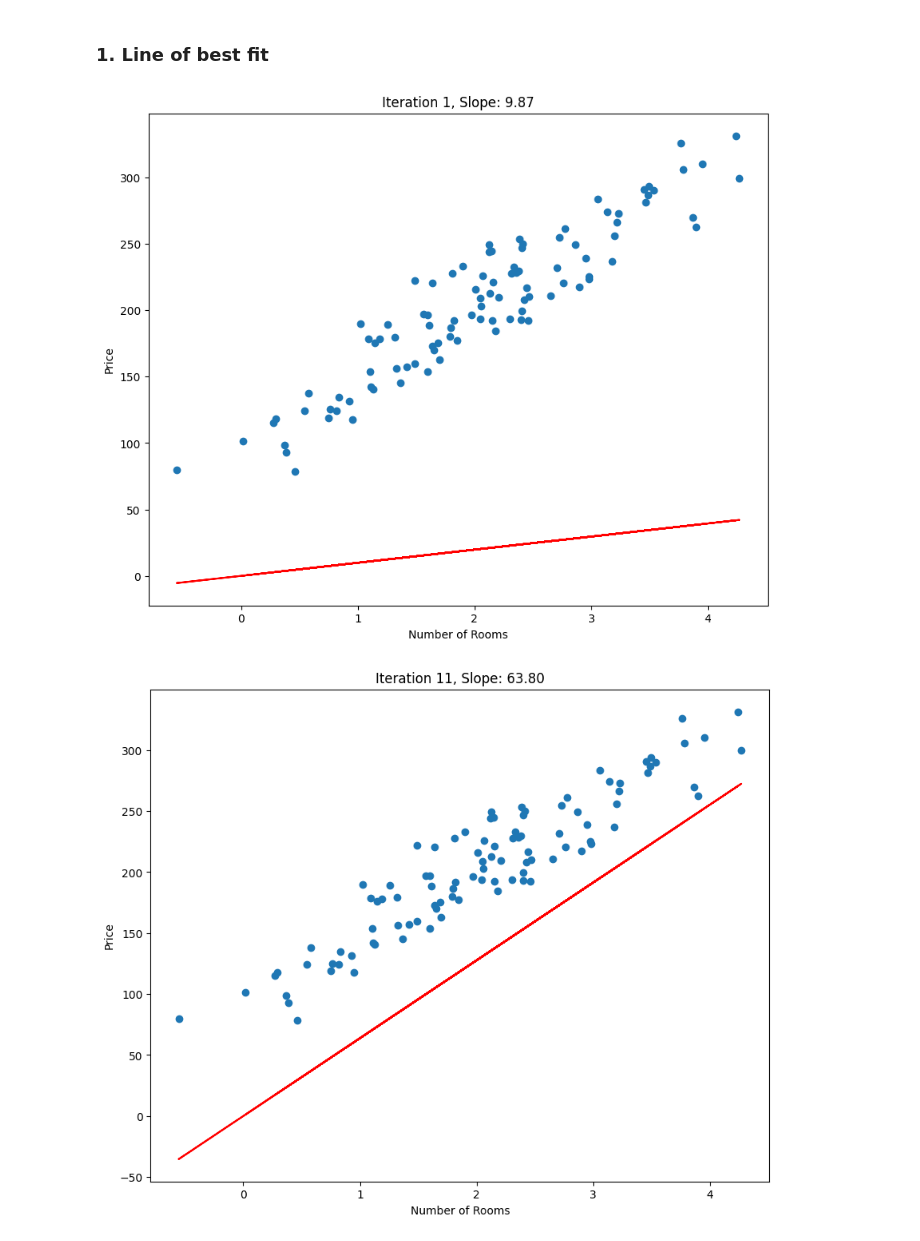
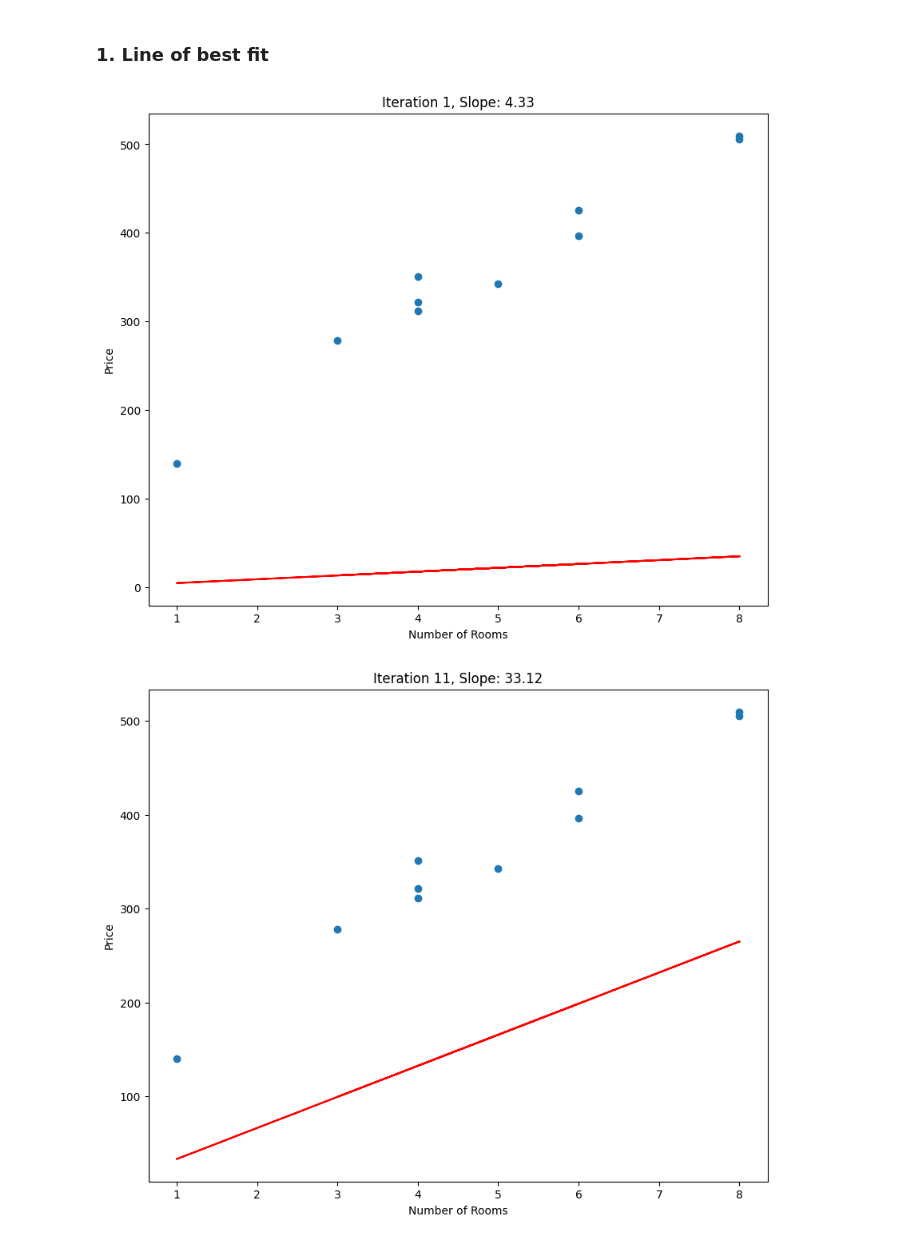
Before and after one commit to taskswithcode/probability_for_ml_notebooks, a Jupyter notebook: MLToyModel_arith.ipynb, the cells around one changed output. Cells and saved outputs as stored; diff of their text form; code cells hidden in the pictures.

```diff
--- a/MLToyModel_arith.ipynb
+++ b/MLToyModel_arith.ipynb
@@ -10,5 +26,9 @@ import matplotlib.pyplot as plt
 
 # generate synthetic data
 np.random.seed(0)
-rooms = 2 + np.random.normal(0, 1, 100)
-prices = 100 + 50 * rooms + np.random.normal(0, 20, 100)
+count = 10
+rooms = np.random.randint(1, 10, size=count)
+#rooms = rooms.astype(int)
+prices = 100 + 50 * rooms + np.random.normal(0, 20, count)
+print(rooms)
+print(prices)
@@ -21,7 +45,7 @@ def predict_price(slope, rooms):
 
 
 # learning rate and number of iterations
-lr = 0.01 #Tweak this to see how the model learning converges
+lr = 0.001 #Tweak this to see how the model learning converges
 iterations = 100
 
 # initialize slope with a different random seed
@@ -30,18 +54,39 @@ slope = np.random.rand()
 
 # training process
 history_slope = []
+
+history_error = []
+
+#gradient step
+h = .0001
 for i in range(iterations):
     # predict prices
     pred_prices = slope * rooms
 
     # calculate error
-    error = pred_prices - prices
+    error = (pred_prices - prices)*(pred_prices - prices)
+    history_error.append(np.mean(error))
 
-    # calculate gradient
-    gradient = np.mean(2 * rooms * error)
+    # calculate gradient:-  f(x+h) - f(x)/h
+    #bump up the slope a little
+    slope_step = slope + h
 
-    # update slope
+    #Compute f(x+h)
+    pred_prices_step =  slope_step * rooms
+
+    #f(x+h) - f(x)
+    step_error = (pred_prices_step - prices)*(pred_prices_step - prices)
+
+    #gradient comp
+    gradient = (step_error  - error)/h
+
+    #Average gradient across all training points
+    gradient = np.mean(gradient)
+
+    #Update slope
     slope -= lr * gradient
+
+
 
     # save history
     history_slope.append(slope)
@@ -69,32 +114,42 @@ fig, ax = plt.subplots(1, 2, figsize=(20, 8))
 
 # First iteration
 ax[0].scatter(rooms, prices, color='blue', label='Data points')
 ax[0].plot(rooms, pred_prices_first_iter, color='red', label=f'Best fit line, slope: {first_slope:.2f}')
 ax[0].set_title('First Iteration')
 ax[0].set_xlabel('Number of Rooms')
 ax[0].set_ylabel('Price')
 ax[0].legend()
 
 # Last iteration
 ax[1].scatter(rooms, prices, color='blue', label='Data points')
 ax[1].plot(rooms, pred_prices_last_iter, color='red', label=f'Best fit line, slope: {last_slope:.2f}')
 ax[1].set_title('Last Iteration')
 ax[1].set_xlabel('Number of Rooms')
 ax[1].set_ylabel('Price')
 ax[1].legend()
 
 
 plt.show()
 
 
 # Plot the evolution of the slope over iterations
 plt.figure(figsize=(10, 6))
 plt.plot(history_slope)
 plt.title('Evolution of the slope over iterations')
 plt.xlabel('Iteration')
 plt.ylabel('Slope')
 plt.grid(True)
 plt.show()
+
+
+#Plot the evolution of error over iterations
+plt.figure(figsize=(10, 6))
+plt.plot(history_error)
+plt.title('Evolution of the error over iterations (Loss function plot)')
+plt.xlabel('Iteration')
+plt.ylabel('Error/Loss')
+plt.grid(True)
+plt.show()
 # %% [output]
-[figure, old version]
+[figure, new version]
-[figure, old version]
+[figure, new version]
```
Also changed, not shown: parts of 4 cells of this notebook.
